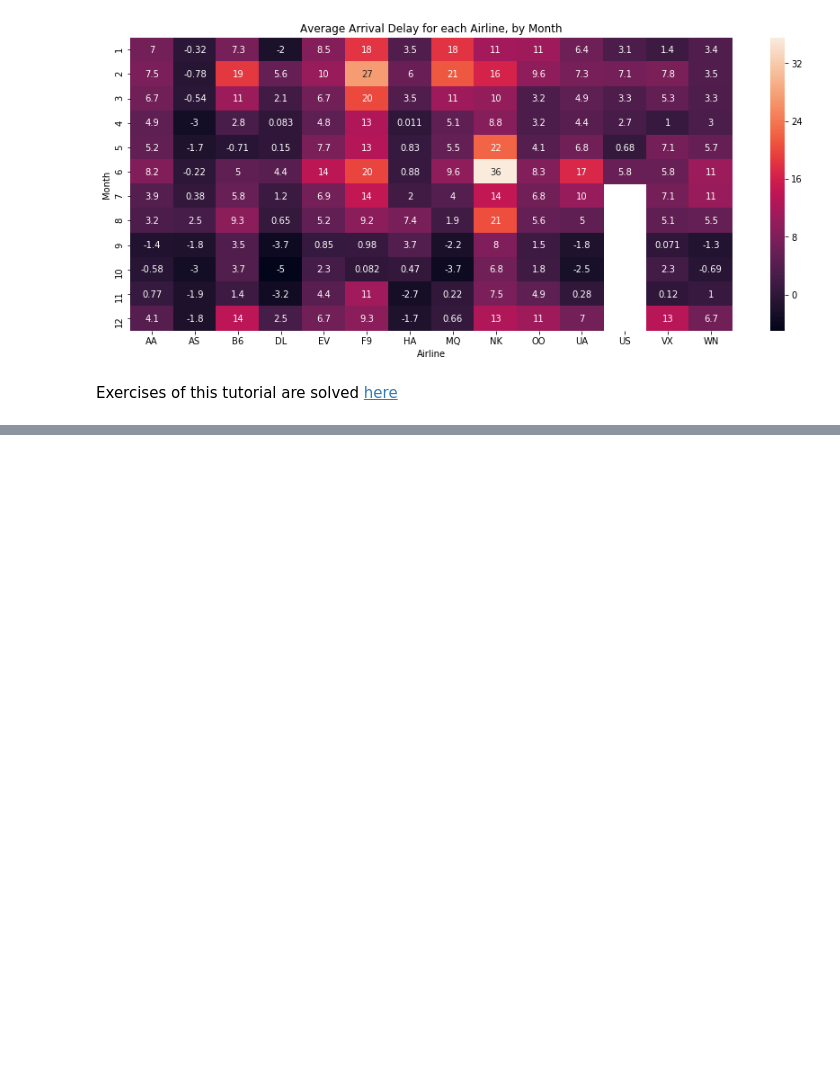
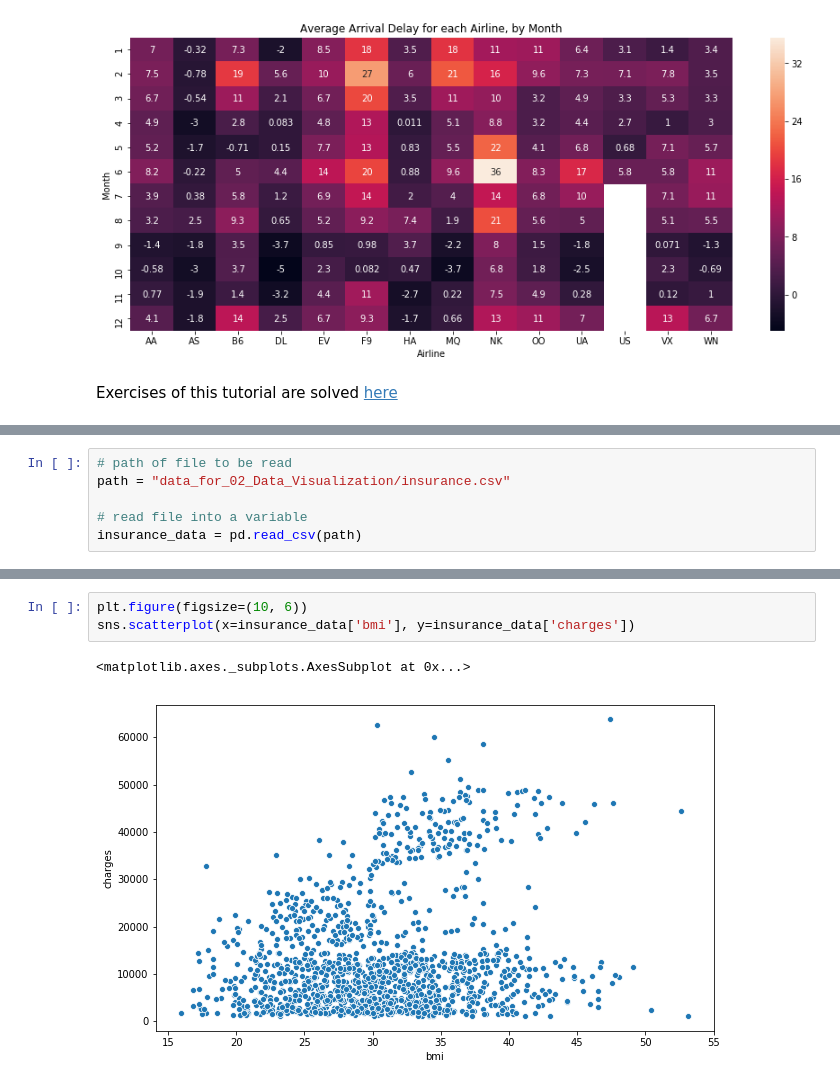
Before and after one commit to ShreyasJothish/datasciencestudygroup, a Jupyter notebook: MahendraBishnoi/02_Data_Visualization_From_Non_Coder_to_Coder.ipynb, the cells around one changed output, grey strips where cells are left out. Cells and saved outputs as stored; diff of their text form; blank space fills up the shorter version.

Commit message:
Completed Tutorial on scatter plots and its exercises

```diff
--- a/MahendraBishnoi/02_Data_Visualization_From_Non_Coder_to_Coder.ipynb
+++ b/MahendraBishnoi/02_Data_Visualization_From_Non_Coder_to_Coder.ipynb
@@ -245,0 +253,6 @@ Exercises of this tutorial are solved [here](https://www.kaggle.com/mahendrabish
+# %%
+# path of file to be read
+path = "data_for_02_Data_Visualization/insurance.csv"
+
+# read file into a variable
+insurance_data = pd.read_csv(path)
@@ -245,0 +274,6 @@ Exercises of this tutorial are solved [here](https://www.kaggle.com/mahendrabish
+# %%
+plt.figure(figsize=(10, 6))
+sns.scatterplot(x=insurance_data['bmi'], y=insurance_data['charges'])
+# %% [output]
+<matplotlib.axes._subplots.AxesSubplot at 0x...>
+[figure, added]
```
Also changed, not shown: parts of 16 cells of this notebook.
